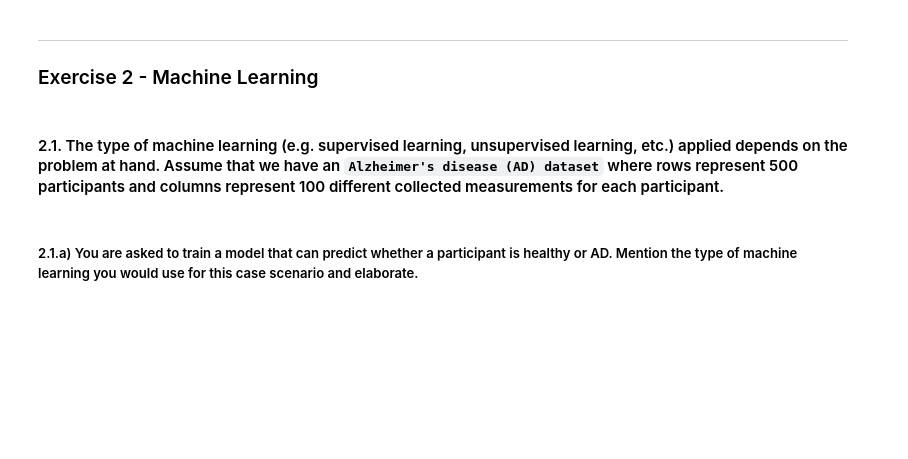
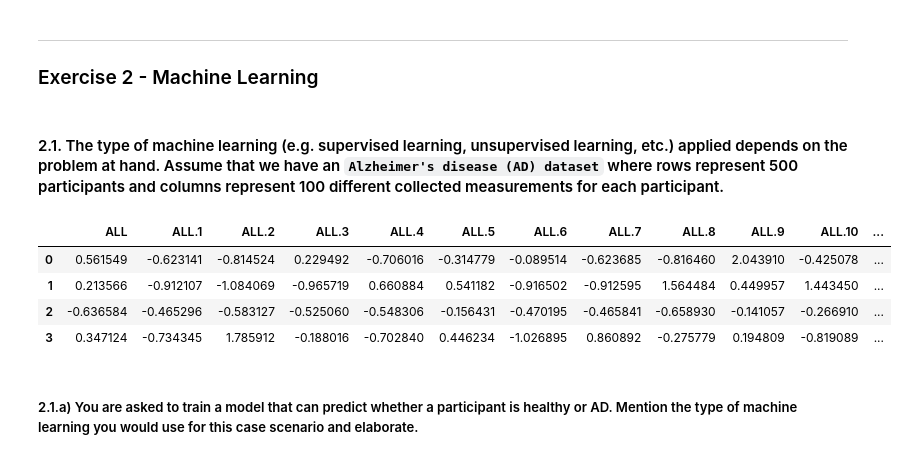
Before and after one commit to FabriceBeaumont/MA-INF_4216_Biomedical_DS_and_AI, a Jupyter notebook: Sheet6/Assignment6_Solutions.ipynb, the cells around one changed output. Drawn from its saved outputs; the diff is of its cells as text; code cells hidden in the pictures; blank space fills up the shorter version.

```diff
--- a/Sheet6/Assignment6_Solutions.ipynb
+++ b/Sheet6/Assignment6_Solutions.ipynb
@@ -10,3 +8,12 @@ data_file_path = "https://raw.githubusercontent.com/D34dP0oL/4216_Biomedical_DS_
+# %%
+def get_dataset_from_github(filename, index_col_str=None):
+    data_file_path = "https://raw.githubusercontent.com/D34dP0oL/4216_Biomedical_DS_and_AI/main/Datasets/"
+    if index_col_str is None:
+        data = pd.read_csv(data_file_path + filename)
+    else:
+        data = pd.read_csv(data_file_path + filename, index_col=index_col_str)
+
+    return data
 # %% [markdown]
 ## Biomedical Data Science & AI
 
@@ -37,6 +62,15 @@ data_file_path = "https://raw.githubusercontent.com/D34dP0oL/4216_Biomedical_DS_
 ### Exercise 2 - Machine Learning
 # %% [markdown]
 #### 2.1. The type of machine learning (e.g. supervised learning, unsupervised learning, etc.) applied depends on the problem at hand. Assume that we have an `Alzheimer's disease (AD) dataset` where rows represent 500 participants and columns represent 100 different collected measurements for each participant.
+# %%
+AD_ds = get_dataset_from_github("leukemia_small.csv")
+AD_ds.head(4)
+# %% [output]
+|  | ALL | ALL.1 | ALL.2 | ALL.3 | ALL.4 | ALL.5 | ALL.6 | ALL.7 | ALL.8 | ALL.9 | ALL.10 | ... |
+| 0 | 0.561549 | -0.623141 | -0.814524 | 0.229492 | -0.706016 | -0.314779 | -0.089514 | -0.623685 | -0.816460 | 2.043910 | -0.425078 | ... |
+| 1 | 0.213566 | -0.912107 | -1.084069 | -0.965719 | 0.660884 | 0.541182 | -0.916502 | -0.912595 | 1.564484 | 0.449957 | 1.443450 | ... |
+| 2 | -0.636584 | -0.465296 | -0.583127 | -0.525060 | -0.548306 | -0.156431 | -0.470195 | -0.465841 | -0.658930 | -0.141057 | -0.266910 | ... |
+| 3 | 0.347124 | -0.734345 | 1.785912 | -0.188016 | -0.702840 | 0.446234 | -1.026895 | 0.860892 | -0.275779 | 0.194809 | -0.819089 | ... |
 # %% [markdown]
 ##### 2.1.a) You are asked to train a model that can predict whether a participant is healthy or AD. Mention the type of machine learning you would use for this case scenario and elaborate.
 # %% [markdown]
```
Also changed, not shown: parts of 5 cells of this notebook.
